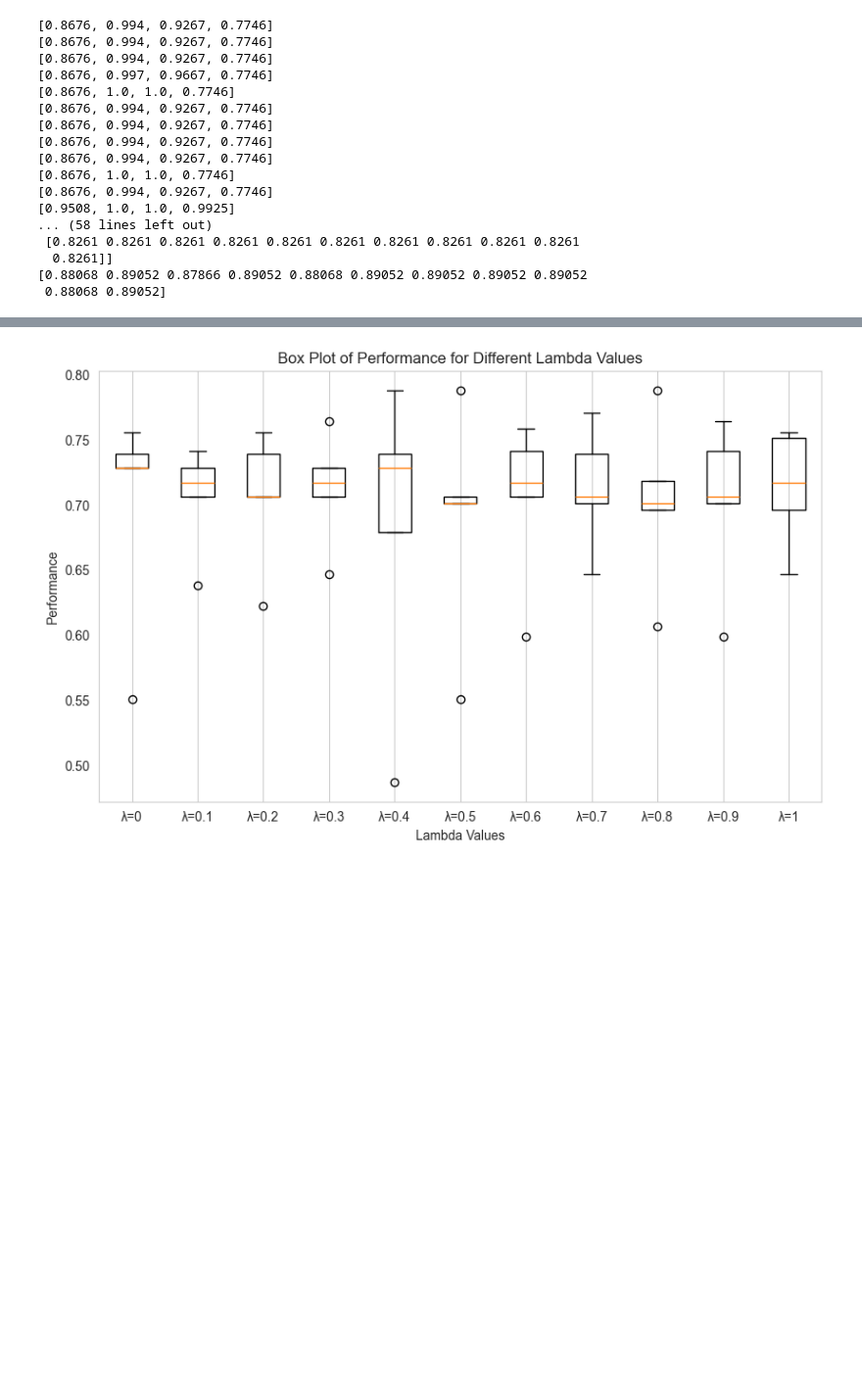
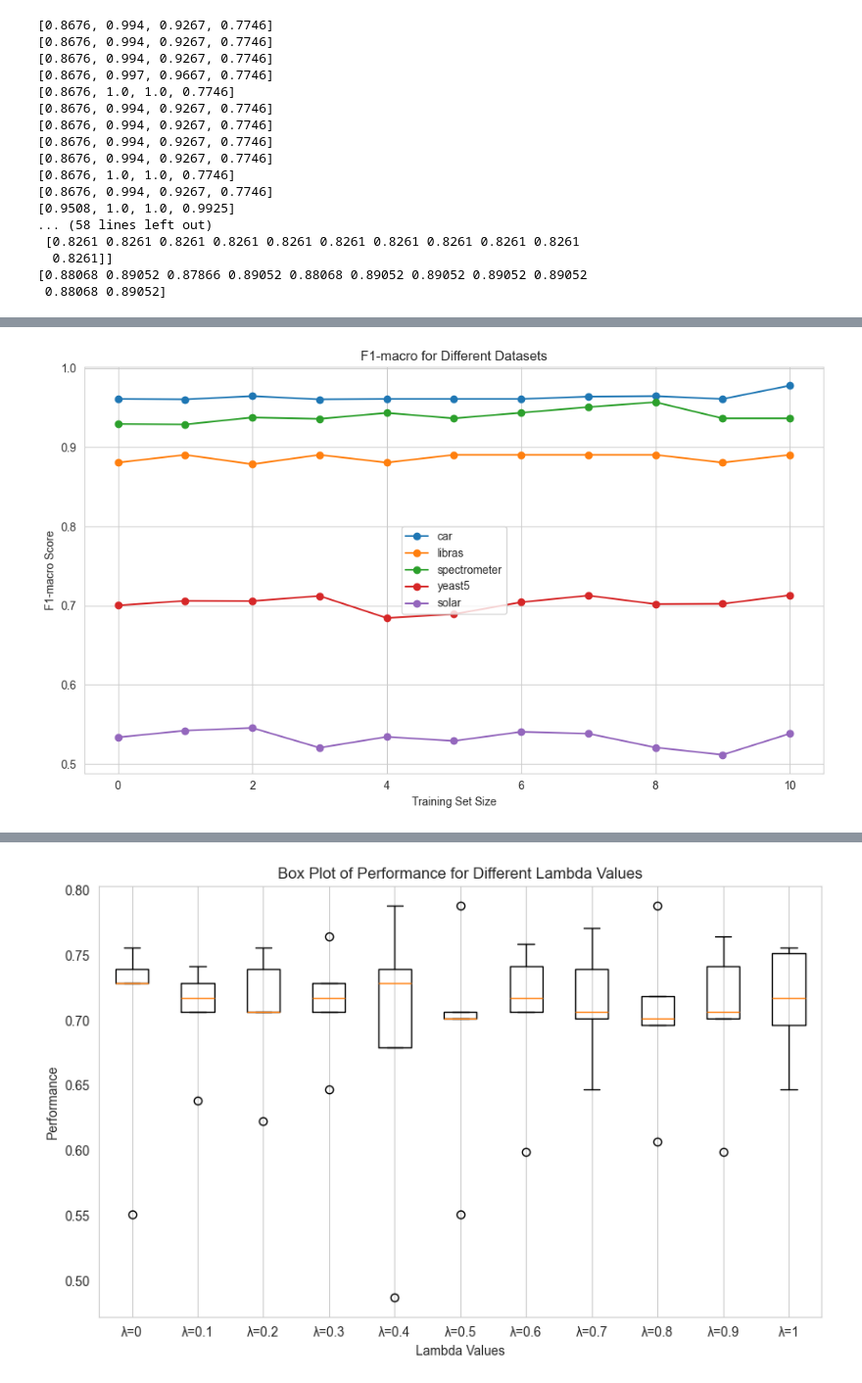
Before and after one commit to papazhu1/DGBDF, a Jupyter notebook: model/test.ipynb, the cells around one changed output, grey strips where cells are left out. Shown at 98% size. Saved outputs shown, nothing was run; the diff lists cells and outputs as text; code cells hidden in the pictures; blank space fills up the shorter version.

```diff
--- a/model/test.ipynb
+++ b/model/test.ipynb
@@ -1265,0 +1350,80 @@ print(res)
+# %%
+import numpy as np
+from pathlib import Path
+import re
+import pandas as pd
+import matplotlib.pyplot as plt
+
+# 文件目录
+prefix = r"C:\Users\10928\Documents\GitHub\DGBDF\hyperparameter_res"
+
+# 读取文件并提取数据的函数
+def extract_data_from_file(file_path):
+    data = Path(file_path).read_text(encoding='utf-8')
+    # 正则表达式模式
+    pattern = r"F1-macro: ([\d\.]+)\nAUC: ([\d\.]+)\nAUPR: ([\d\.]+)\nGmean: ([\d\.]+)"
+    # 使用 re.findall 提取所有匹配的数据
+    matches = re.findall(pattern, data)
+
+    # 将提取的结果转换为列表
+    results = []
+    for match in matches:
+        f1_macro = float(match[0])  # F1-macro
+        auc = float(match[1])  # AUC
+        aupr = float(match[2])  # AUPR
+        gmean = float(match[3])  # Gmean
+        results.append([f1_macro, auc, aupr, gmean])
+
+    return np.array(results)
+
+# 读取所有文件
+files = [
+    "car_eval_4_hyperparameter_res.txt",
+    "libras_move_hyperparameter_res.txt",
+    "spectrometer_hyperparameter_res.txt",
+    "yeast5_hyperparameter_res.txt",
+    "solar_flare_m0_hyperparameter_res.txt"
+]
+
+# 提取所有文件的结果
+all_results = {}
+for file_name in files:
+    file_path = Path(prefix) / file_name
+    dataset_name = file_name.split("_")[0]  # 使用文件名的前缀作为数据集名称
+    results = extract_data_from_file(file_path)
+    all_results[dataset_name] = results
+
+# 创建一个图表，展示同指标的4个数据集结果
+metrics = ['F1-macro', 'AUC', 'AUPR', 'Gmean']
+for idx, metric in enumerate(metrics):
+    plt.figure(figsize=(10, 6))  # 每次创建一个新的图表
+
+    # 为每个数据集提取对应指标的数据
+    for dataset_name, results in all_results.items():
+        # 提取指标的数据
+        if metric == 'F1-macro':
+            metric_data = results[:, 0]
+        elif metric == 'AUC':
+            metric_data = results[:, 1]
+        elif metric == 'AUPR':
+            metric_data = results[:, 2]
+        elif metric == 'Gmean':
+            metric_data = results[:, 3]
+
+        metric_data = metric_data.reshape(-1, 11)
+        metric_data = np.mean(metric_data, axis=0)
+        print(metric_data)
+        # 绘制该指标的折线
+        plt.plot(metric_data, marker='o', label=f'{dataset_name}')
+
+    # 设置图表标题和标签
+    plt.title(f'{metric} for Different Datasets')
+    plt.xlabel('Training Set Size')
+    plt.ylabel(f'{metric} Score')
+    plt.legend()
+    plt.grid(True)
+
+    # 显示图表
+    plt.tight_layout()
+    plt.show()
+# %% [output]
@@ -1265,0 +1440 @@ print(res)
+[figure, added]
```
Also changed, not shown: parts of 4 cells of this notebook, 5 other files.
